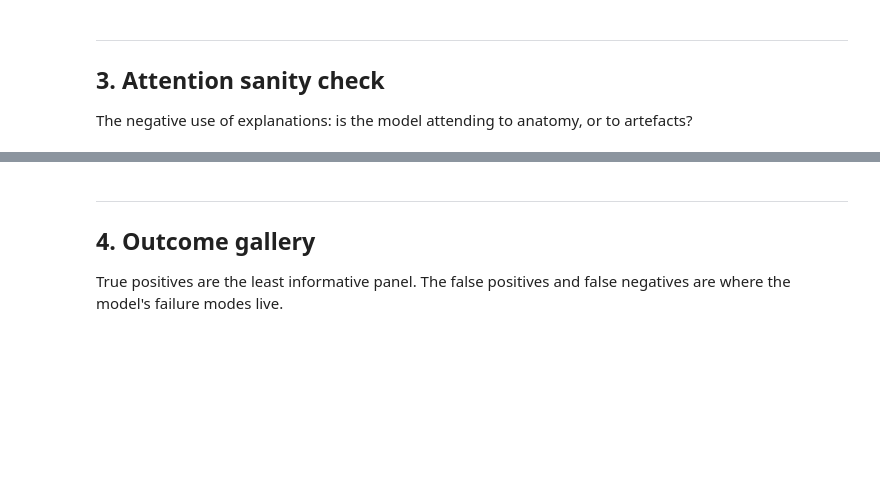
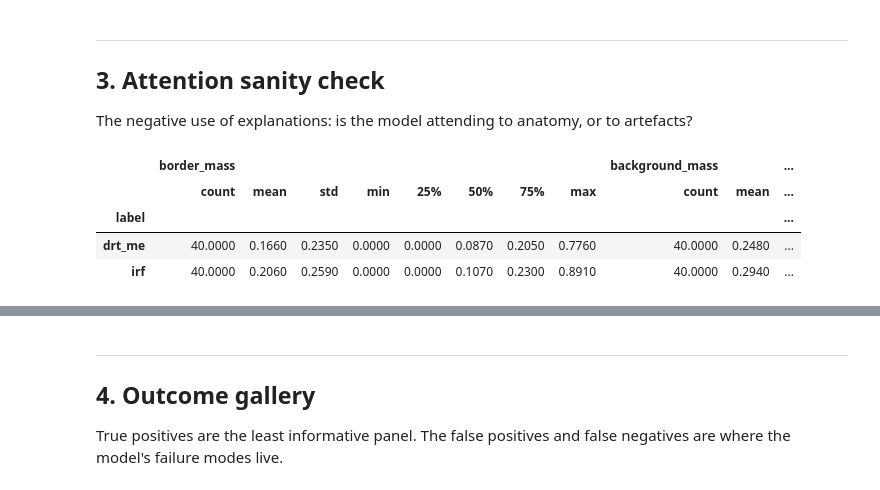
Before and after one commit to PasBless1/ClinBioGate, a Jupyter notebook: notebooks/05_explainability_and_report.ipynb, the cells around one changed output, grey strips where cells are left out. Cells and saved outputs as stored; diff of their text form; code cells hidden in the pictures; blank space fills up the shorter version.

Commit message:
Publish A100 notebook results

```diff
--- a/notebooks/05_explainability_and_report.ipynb
+++ b/notebooks/05_explainability_and_report.ipynb
@@ -149,19 +218,29 @@ The negative use of explanations: is the model attending to anatomy, or to artef
 # %%
 checker = AttentionSanityChecker(border_fraction=0.10, intensity_threshold=0.05)
 
 rng = np.random.default_rng(0)
 sample_indices = rng.choice(len(test_dataset), size=min(40, len(test_dataset)), replace=False)
 
 rows = []
 for scan_index in sample_indices:
     raw_i, cams_i, _ = explain(int(scan_index), labels=["irf", "drt_me"])
     for cam_result in cams_i:
-        report = checker.check(cam_result, image=raw_i / 255.0)
+        aligned_image = torch.nn.functional.interpolate(
+            torch.as_tensor(raw_i, dtype=torch.float32)[None, None],
+            size=cam_result.heatmap.shape, mode='bilinear', align_corners=False,
+        )[0, 0].numpy()
+        report = checker.check(cam_result, image=aligned_image)
         report["scan"] = int(scan_index)
         rows.append(report)
 
 attention = pd.DataFrame(rows)
 display(attention.groupby("label")[["border_mass", "background_mass"]].describe().round(3))
+# %% [output]
+|  | border_mass |  |  |  |  |  |  |  | background_mass |  | ... |
+|  | count | mean | std | min | 25% | 50% | 75% | max | count | mean | ... |
+| label |  |  |  |  |  |  |  |  |  |  | ... |
+| drt_me | 40.0000 | 0.1660 | 0.2350 | 0.0000 | 0.0000 | 0.0870 | 0.2050 | 0.7760 | 40.0000 | 0.2480 | ... |
+| irf | 40.0000 | 0.2060 | 0.2590 | 0.0000 | 0.0000 | 0.1070 | 0.2300 | 0.8910 | 40.0000 | 0.2940 | ... |
 # %%
 suspicious = attention[attention["suspicious_border"] | attention.get("suspicious_background", False)]
 print(f"{len(suspicious)} of {len(attention)} heatmaps "
```
Also changed, not shown: parts of 13 cells of this notebook, 13 other files.
